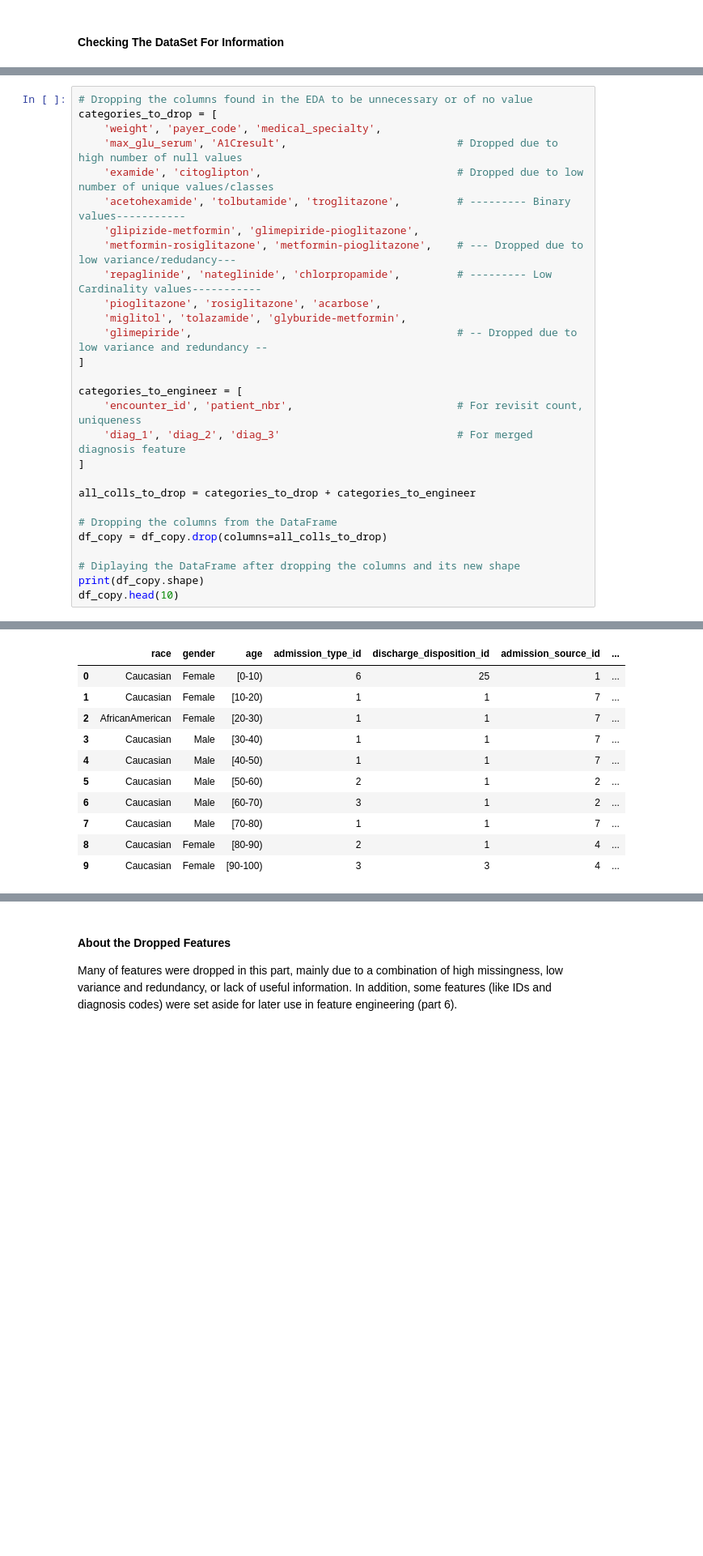
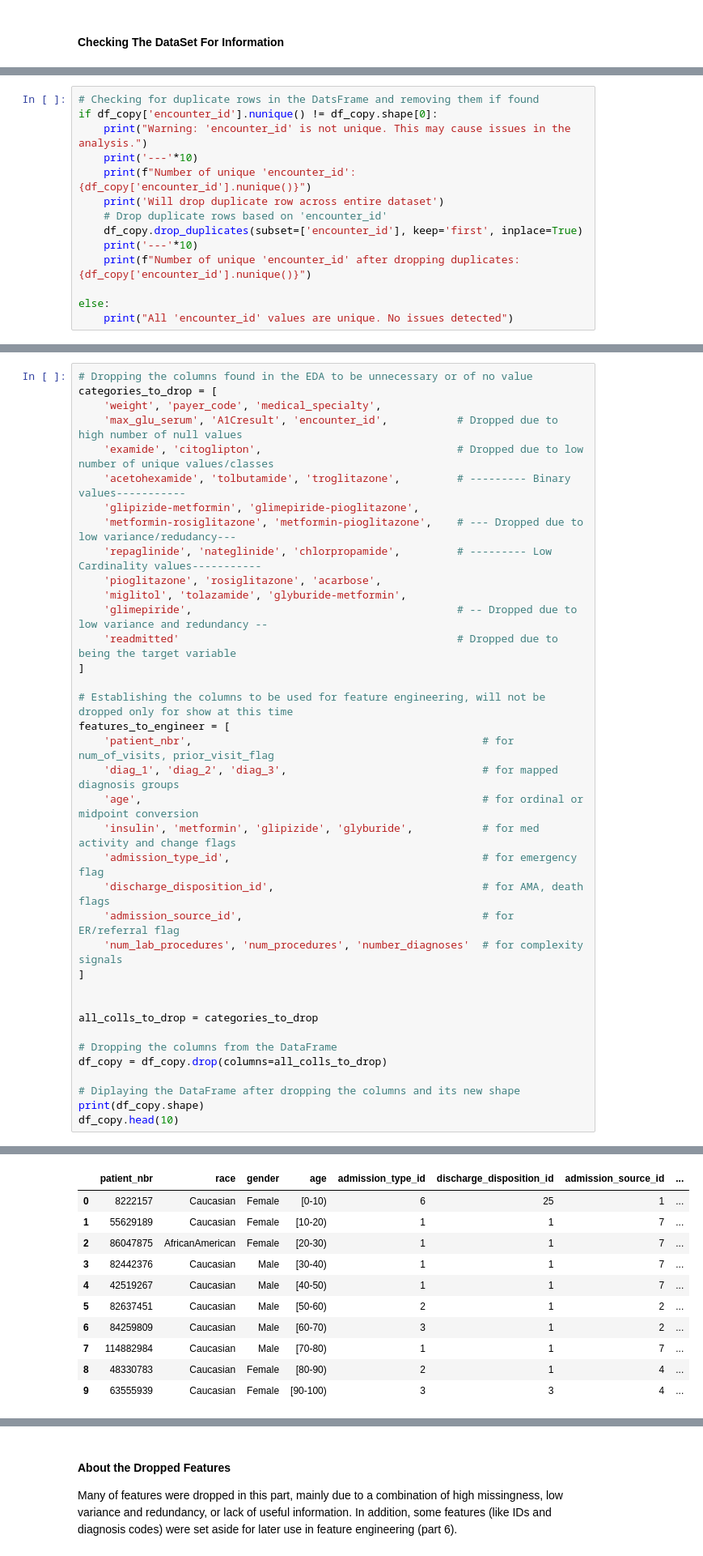
Before and after one commit to luckypantss/Diabetes-readmission-ml-pipeline, a Jupyter notebook: notebooks/02_preprocessing_and_feature_engineering.ipynb, the cells around one changed output, grey strips where cells are left out. Shown: that part at 81% size. Drawn from its saved outputs; the diff is of its cells as text; blank space fills up the shorter version.

```diff
--- a/notebooks/02_preprocessing_and_feature_engineering.ipynb
+++ b/notebooks/02_preprocessing_and_feature_engineering.ipynb
@@ -129,0 +130,14 @@ Based on `01_Data_exploration` there were several features in the bianry and low
+# %%
+# Checking for duplicate rows in the DatsFrame and removing them if found
+if df_copy['encounter_id'].nunique() != df_copy.shape[0]:
+    print("Warning: 'encounter_id' is not unique. This may cause issues in the analysis.")
+    print('---'*10)
+    print(f"Number of unique 'encounter_id': {df_copy['encounter_id'].nunique()}")
+    print('Will drop duplicate row across entire dataset')
+    # Drop duplicate rows based on 'encounter_id'
+    df_copy.drop_duplicates(subset=['encounter_id'], keep='first', inplace=True)
+    print('---'*10)
+    print(f"Number of unique 'encounter_id' after dropping duplicates: {df_copy['encounter_id'].nunique()}")
+
+else:
+    print("All 'encounter_id' values are unique. No issues detected")
@@ -131,7 +147,7 @@ Based on `01_Data_exploration` there were several features in the bianry and low
 # Dropping the columns found in the EDA to be unnecessary or of no value
 categories_to_drop = [
     'weight', 'payer_code', 'medical_specialty',
-    'max_glu_serum', 'A1Cresult',                           # Dropped due to high number of null values
+    'max_glu_serum', 'A1Cresult', 'encounter_id',           # Dropped due to high number of null values
     'examide', 'citoglipton',                               # Dropped due to low number of unique values/classes
     'acetohexamide', 'tolbutamide', 'troglitazone',         # --------- Binary values-----------
     'glipizide-metformin', 'glimepiride-pioglitazone',
@@ -140,14 +156,23 @@ categories_to_drop = [
     'pioglitazone', 'rosiglitazone', 'acarbose',
     'miglitol', 'tolazamide', 'glyburide-metformin',
     'glimepiride',                                          # -- Dropped due to low variance and redundancy --
+    'readmitted'                                            # Dropped due to being the target variable
 ]
 
-categories_to_engineer = [
-    'encounter_id', 'patient_nbr',                          # For revisit count, uniqueness
-    'diag_1', 'diag_2', 'diag_3'                            # For merged diagnosis feature
+# Establishing the columns to be used for feature engineering, will not be dropped only for show at this time
+features_to_engineer = [
+    'patient_nbr',                                              # for num_of_visits, prior_visit_flag
+    'diag_1', 'diag_2', 'diag_3',                               # for mapped diagnosis groups
+    'age',                                                      # for ordinal or midpoint conversion
+    'insulin', 'metformin', 'glipizide', 'glyburide',           # for med activity and change flags
+    'admission_type_id',                                        # for emergency flag
+    'discharge_disposition_id',                                 # for AMA, death flags
+    'admission_source_id',                                      # for ER/referral flag
+    'num_lab_procedures', 'num_procedures', 'number_diagnoses'  # for complexity signals
 ]
 
-all_colls_to_drop = categories_to_drop + categories_to_engineer
+
+all_colls_to_drop = categories_to_drop
 
 # Dropping the columns from the DataFrame
 df_copy = df_copy.drop(columns=all_colls_to_drop)
@@ -160,11 +185,11 @@ df_copy.head(10)
-|  | race | gender | age | admission_type_id | discharge_disposition_id | admission_source_id | ... |
-| 0 | Caucasian | Female | [0-10) | 6 | 25 | 1 | ... |
-| 1 | Caucasian | Female | [10-20) | 1 | 1 | 7 | ... |
-| 2 | AfricanAmerican | Female | [20-30) | 1 | 1 | 7 | ... |
-| 3 | Caucasian | Male | [30-40) | 1 | 1 | 7 | ... |
-| 4 | Caucasian | Male | [40-50) | 1 | 1 | 7 | ... |
-| 5 | Caucasian | Male | [50-60) | 2 | 1 | 2 | ... |
-| 6 | Caucasian | Male | [60-70) | 3 | 1 | 2 | ... |
-| 7 | Caucasian | Male | [70-80) | 1 | 1 | 7 | ... |
-| 8 | Caucasian | Female | [80-90) | 2 | 1 | 4 | ... |
-| 9 | Caucasian | Female | [90-100) | 3 | 3 | 4 | ... |
+|  | patient_nbr | race | gender | age | admission_type_id | discharge_disposition_id | admission_source_id | ... |
+| 0 | 8222157 | Caucasian | Female | [0-10) | 6 | 25 | 1 | ... |
+| 1 | 55629189 | Caucasian | Female | [10-20) | 1 | 1 | 7 | ... |
+| 2 | 86047875 | AfricanAmerican | Female | [20-30) | 1 | 1 | 7 | ... |
+| 3 | 82442376 | Caucasian | Male | [30-40) | 1 | 1 | 7 | ... |
+| 4 | 42519267 | Caucasian | Male | [40-50) | 1 | 1 | 7 | ... |
+| 5 | 82637451 | Caucasian | Male | [50-60) | 2 | 1 | 2 | ... |
+| 6 | 84259809 | Caucasian | Male | [60-70) | 3 | 1 | 2 | ... |
+| 7 | 114882984 | Caucasian | Male | [70-80) | 1 | 1 | 7 | ... |
+| 8 | 48330783 | Caucasian | Female | [80-90) | 2 | 1 | 4 | ... |
+| 9 | 63555939 | Caucasian | Female | [90-100) | 3 | 3 | 4 | ... |
```
Also changed, not shown: parts of 31 cells of this notebook.
